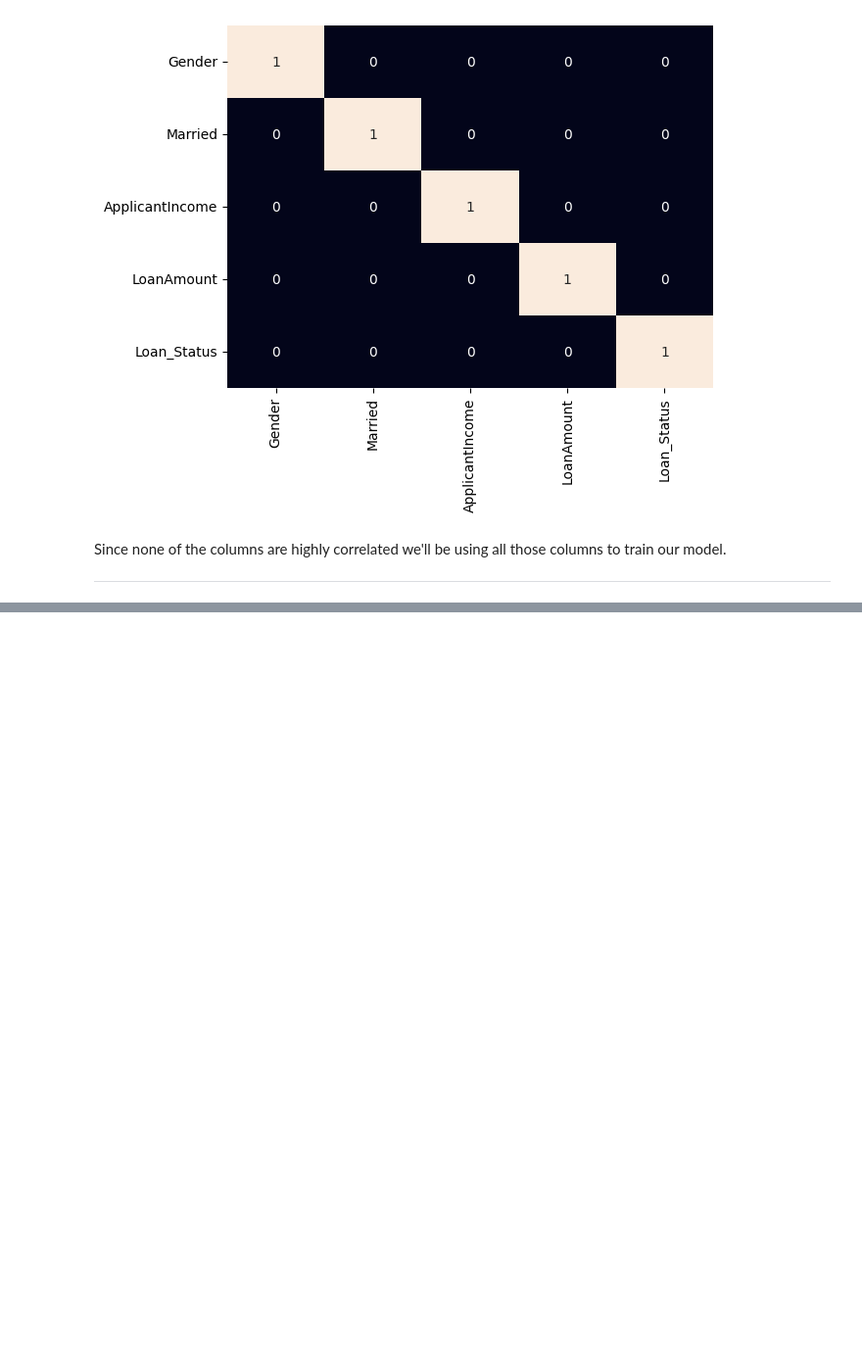
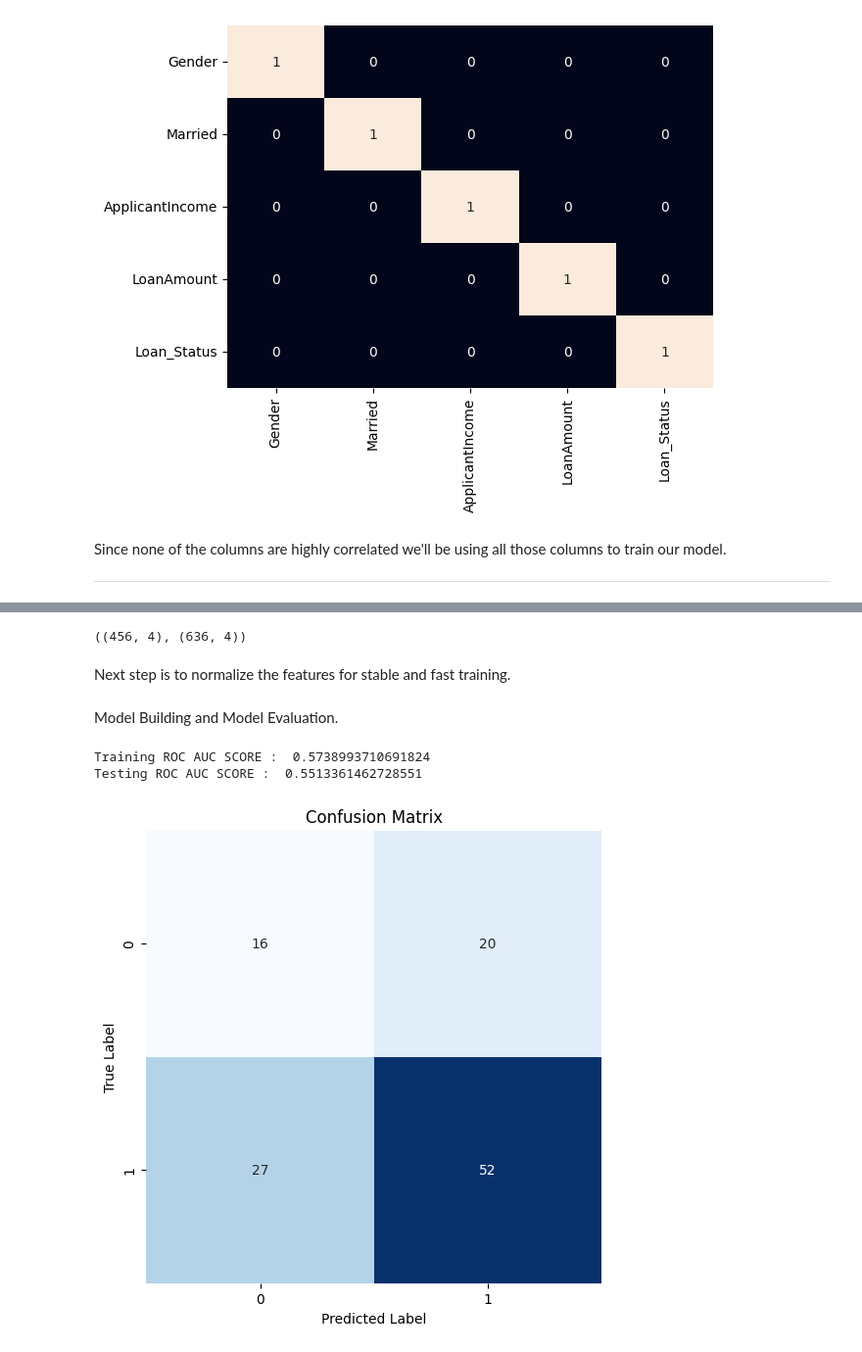
Before and after one commit to rizz045/Loan-Eligibility-Prediction-Using-SVM, a Jupyter notebook: Loan_Eligibility_Prediction_Using_SVM.ipynb, the cells around one changed output, grey strips where cells are left out. Shown at 98% size. Drawn from its saved outputs; the diff is of its cells as text; code cells hidden in the pictures; blank space fills up the shorter version.

```diff
--- a/Loan_Eligibility_Prediction_Using_SVM.ipynb
+++ b/Loan_Eligibility_Prediction_Using_SVM.ipynb
@@ -163,0 +168,50 @@ Since none of the columns are highly correlated we'll be using all those columns
+# %%
+from sklearn.model_selection import train_test_split
+from imblearn.over_sampling import RandomOverSampler
+
+x = df.iloc[:,:-1]    #Features
+y = df.iloc[:,-1:]    #target
+
+x_train, x_test, y_train, y_test = train_test_split(x, y, test_size = 0.2, random_state=42)
+
+ros = RandomOverSampler(sampling_strategy='minority', random_state = 0)
+x, y = ros.fit_resample(x_train, y_train)
+
+x_train.shape, x.shape
+# %% [output]
+((456, 4), (636, 4))
+# %% [markdown]
+Next step is to normalize the features for stable and fast training.
+# %%
+from sklearn.preprocessing import StandardScaler
+
+scaler = StandardScaler()
+x = scaler.fit_transform(x)
+x_test = scaler.transform(x_test)
+# %% [markdown]
+Model Building and Model Evaluation.
+# %%
+from sklearn.svm import SVC
+from sklearn.metrics import roc_auc_score as ras
+
+model = SVC(kernel = 'rbf')
+model.fit(x, y)
+
+print("Training ROC AUC SCORE : ",ras(y, model.predict(x)))
+print("Testing ROC AUC SCORE : ", ras(y_test, model.predict(x_test)))
+# %% [output]
+Training ROC AUC SCORE :  0.5738993710691824
+Testing ROC AUC SCORE :  0.5513361462728551
+# %%
+from sklearn.metrics import confusion_matrix
+import seaborn as sns
+
+cm = confusion_matrix(y_test, model.predict(x_test))
+plt.figure(figsize=(6,6))
+sns.heatmap(cm, annot=True, fmt='d', cmap = 'Blues', cbar=False)
+plt.title("Confusion Matrix")
+plt.xlabel("Predicted Label")
+plt.ylabel('True Label')
+plt.show()
+# %% [output]
+[figure, added]
```
Also changed, not shown: parts of 4 cells of this notebook.
